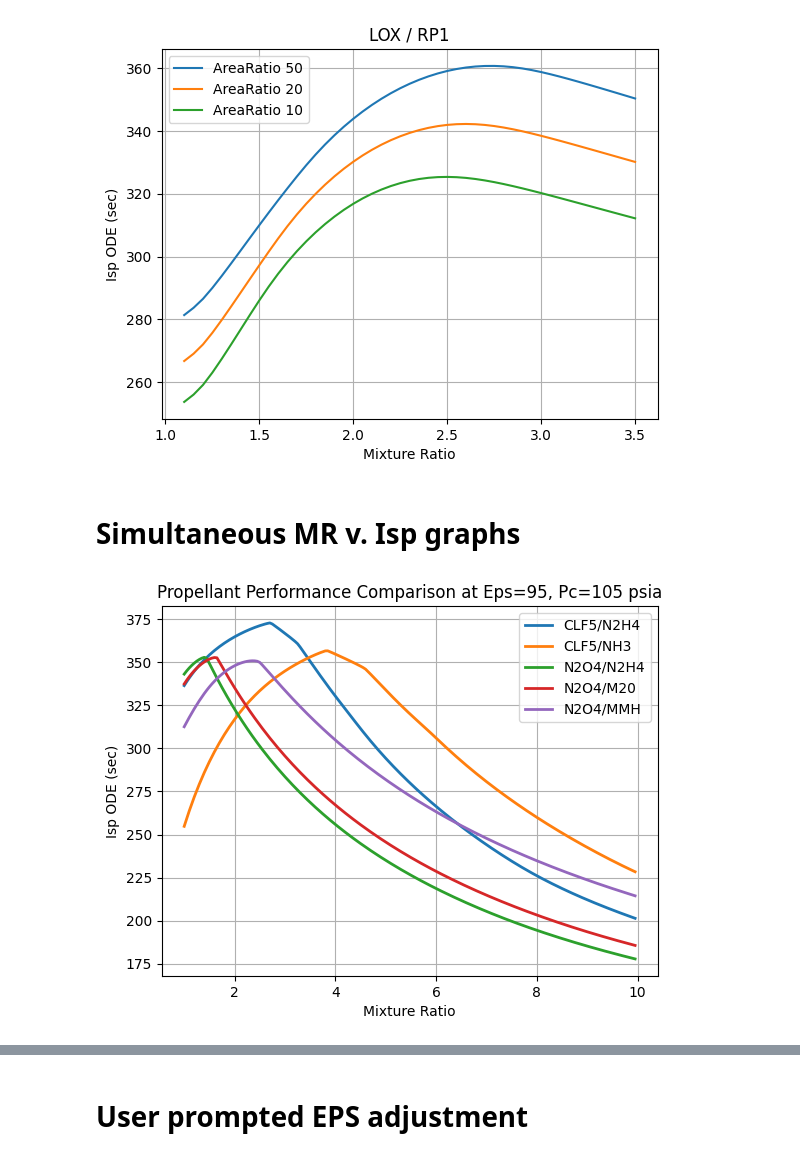
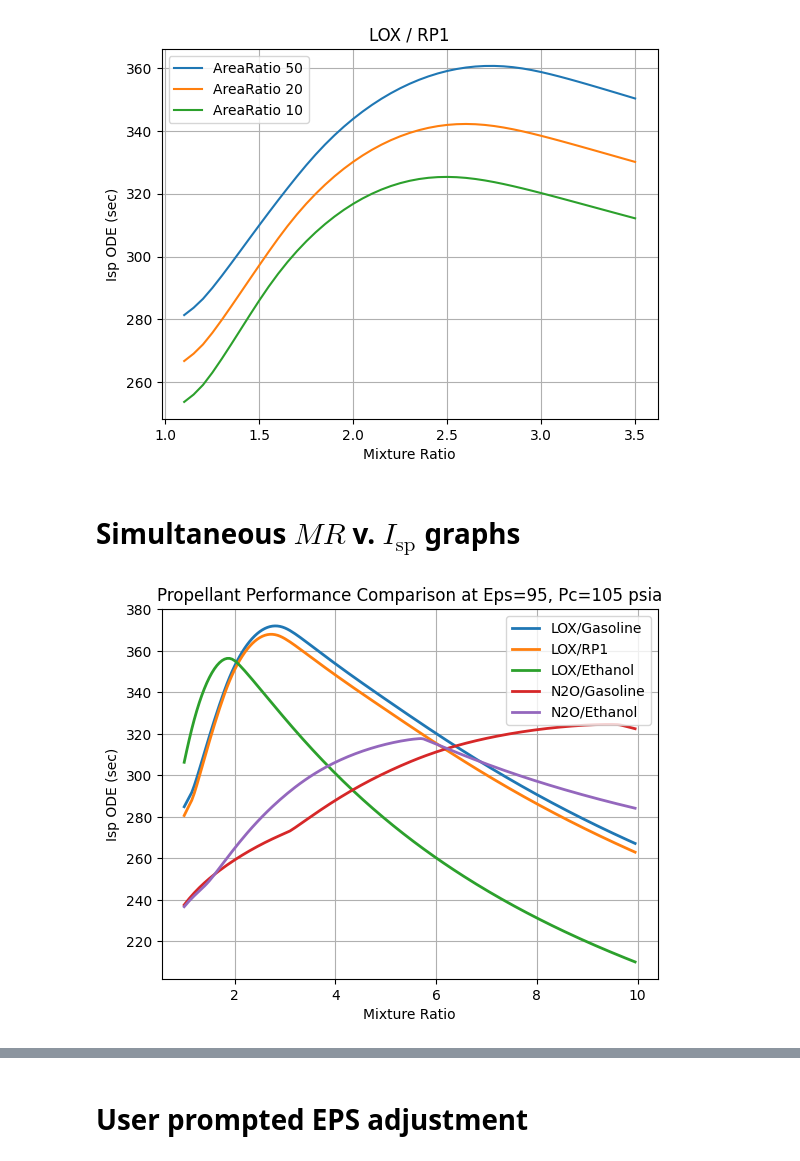
Before and after one commit to 2d1ff1cult/UNLV_SEDS_SPARK2, a Jupyter notebook: RocketCEA.ipynb, the cells around one changed output, grey strips where cells are left out. Drawn from its saved outputs; the diff is of its cells as text; code cells hidden in the pictures.

```diff
--- a/RocketCEA.ipynb
+++ b/RocketCEA.ipynb
@@ -113,40 +119,46 @@ show()
 # %% [output]
 [figure]
 # %% [markdown]
-# Simultaneous MR v. Isp graphs
+# Simultaneous $MR$ v. ${I_\text{sp}}$ graphs
 # %%
 from rocketcea.cea_obj import CEA_Obj
 from pylab import *
 
 Pc = 105.0
 eps = 95.0
 mrMin = 1.0
-mrStep = 0.05
+mrStep = 0.05 # adjust for precision
 mrMax = 10.0
 
 mrL = [mrMin + i*mrStep for i in range( int((mrMax-mrMin)/mrStep))]
 ispLL = [] # a list of lists of Isp data
 
-for oxName,fuelName in [('N2O4','N2H4'),('N2O4','MMH'),('N2O4','M20'),
-    ('CLF5','N2H4'),('CLF5','NH3')]:
+fuels = [
+    ('LOX','RP1'),
+    ('LOX','Ethanol'),
+    ('N2O','Ethanol'),
+    ('LOX','Gasoline'),
+    ('N2O','Gasoline'),
+]
+
+for oxName,fuelName in fuels:
 
     ispObj = CEA_Obj( oxName=oxName, fuelName=fuelName )
 
     ispL = [ispObj.get_Isp(Pc=Pc, MR=MR, eps=eps) for MR in mrL]
     ispLL.append( [max(ispL), '%s/%s'%(oxName,fuelName), ispL] )
 
 ispLL.sort(reverse=True) # sort in-place from high to low
 
 for maxIsp, name, ispL in ispLL:
     plot(mrL, ispL, label=name, linewidth=2)
 
 legend(loc='best')
 grid(True)
 title( 'Propellant Performance Comparison at Eps=%g, Pc=%g psia'%(eps,Pc) )
 xlabel( 'Mixture Ratio' )
 ylabel( 'Isp ODE (sec)' )
-savefig('cea_compare2.png', dpi=120)
 
 show()
 # %% [output]
-[figure, old version]
+[figure, new version]
```
Also changed, not shown: parts of 20 cells of this notebook.
